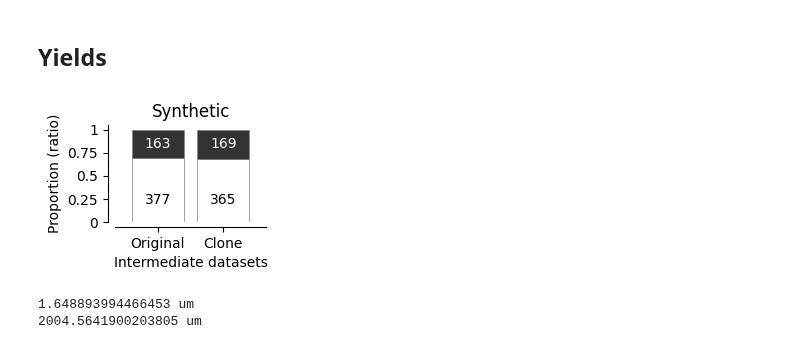
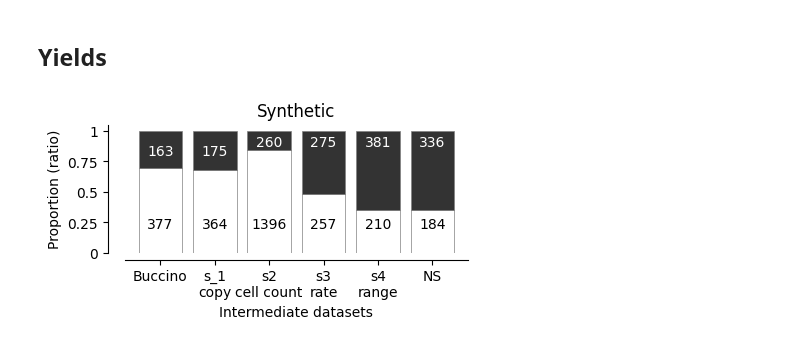
Before and after one commit to steevelaquitaine/spikebias, a Jupyter notebook: notebooks/4_reviews/fig04_pros_of_added_details.ipynb, the cells around one changed output. Cells and saved outputs as stored; diff of their text form; code cells hidden in the pictures.

```diff
--- a/notebooks/4_reviews/fig04_pros_of_added_details.ipynb
+++ b/notebooks/4_reviews/fig04_pros_of_added_details.ipynb
@@ -912,45 +1107,48 @@ SORTED_ks4_paths = {
+# %%
+SORTED_ks4_paths = {
+    "Buccino": 'dataset/01_intermediate/sorting/buccino/SortingKS4',
+    's_1\ncopy': './temp/npx_synth_clone/SortingKS4_10m_RTX5090',
+    's2\ncell count': './temp/npx_synth2/SortingKS4_10m_RTX5090',
+    's3\nrate': './temp/npx_synth3/SortingKS4_10m_RTX5090',
+    's4\nrange': './temp/npx_synth4/SortingKS4_10m_RTX5090',
+    "NS": SORTING_KS4_NS_PATH,
+}
 # %%
-# parameters
-exp = 'Synthetic'
+# setup parameters
+FIGSIZE = (4.5, 2.5)
+SHIFT = 0.3
+exp_names = ('Buccino', 's_1\ncopy', 's2\ncell count', 's3\nrate', 's4\nrange', 'NS')
+number_pos = {'exp1_x':-0.3 + SHIFT, 'exp1_y_su': 0.2, 'exp1_y_mu': 0.8,
+              'exp2_x': 0.7 + SHIFT, 'exp2_y_su': 0.2, 'exp2_y_mu': 0.8,
+              'exp3_x': 1.7 + SHIFT, 'exp3_y_su': 0.2, 'exp3_y_mu': 0.87,
+              'exp4_x': 2.7 + SHIFT, 'exp4_y_su': 0.2, 'exp4_y_mu': 0.87,
+              'exp5_x': 3.7 + SHIFT, 'exp5_y_su': 0.2, 'exp5_y_mu': 0.87,
+              'exp6_x': 4.7 + SHIFT, 'exp6_y_su': 0.2, 'exp6_y_mu': 0.87}
+legend_cfg = {"frameon": False, "handletextpad": 0.1}
 
 # compute data
-plot_data = process_each_experiment(SORTED_ks4_paths['s_original'], SORTED_ks4_paths['s_clone'])
+plot_data = process_each_experiment(SORTED_ks4_paths['Buccino'], SORTED_ks4_paths['s_1\ncopy'],
+                                    SORTED_ks4_paths['s2\ncell count'], SORTED_ks4_paths['s3\nrate'], SORTED_ks4_paths['s4\nrange'],
+                                    SORTED_ks4_paths['NS'], exp_names)
 
-# setup
-FIGSIZE = (2.5, 2)
-SHIFT = 0.3
-exp_names = ('Original', 'Clone')
-number_pos = {'exp1_x':-0.3 + SHIFT, 'exp1_y_su': 0.2, 'exp1_y_mu': 0.8,
-              'exp2_x': 0.7 + SHIFT, 'exp2_y_su': 0.2, 'exp2_y_mu': 0.8}
-legend_cfg = {"frameon": False, "handletextpad": 0.1}
+# setup plot
+_, ax = plt.subplots(1,1,figsize=FIGSIZE)
 
 # plot (white: single-unit; black: multi-units)
-_, ax = plt.subplots(1,1,figsize=FIGSIZE)
-isolation.plot_unit_isolation_pros_of_added_detailed(ax, plot_data['s_original'], plot_data['s_clone'], legend_cfg, number_pos, exp_names)
+isolation.plot_unit_isolation_pros_of_added_detailed(ax, plot_data['Buccino'],
+                                                     plot_data['s_1\ncopy'], plot_data['s2\ncell count'], plot_data['s3\nrate'],
+                                                     plot_data['s4\nrange'], plot_data['NS'],
+                                                     legend_cfg, number_pos, exp_names)
 
 # legend
 ax.set_yticks([0, 0.25, 0.5, 0.75, 1], [0, 0.25, 0.5, 0.75, 1])
-ax.set_title(exp)
+ax.set_title('Synthetic')
 plt.tight_layout()
+
+# save figures
+plt.savefig(
+    "figures/7_reviews/figxx_pros_of_added_details_2.svg",
+    **savefig_cfg,
+)
 # %% [output]
-[figure, old version]
+[figure, new version]
-# %%
-from scipy.spatial.distance import cdist
-
-def get_cell_distances(GroundTruth):
-
-    x = GroundTruth.get_property('x')
-    y = GroundTruth.get_property('y')
-    z = GroundTruth.get_property('z')
-    cell_pos = np.array([x, y, z]).T
-    distances = cdist(cell_pos, cell_pos, metric='euclidean')
-    return distances
-
-SortingGtNS = si.load_extractor(GROUND_TRUTH_NS_PATH)
-cell_distances = get_cell_distances(SortingGtNS)
-
-print(np.min(cell_distances[cell_distances!=0]), 'um')
-print(np.max(cell_distances[cell_distances!=0]), 'um')
-# %% [output]
-1.648893994466453 um
-2004.5641900203805 um
```
Also changed, not shown: parts of 29 cells of this notebook.
